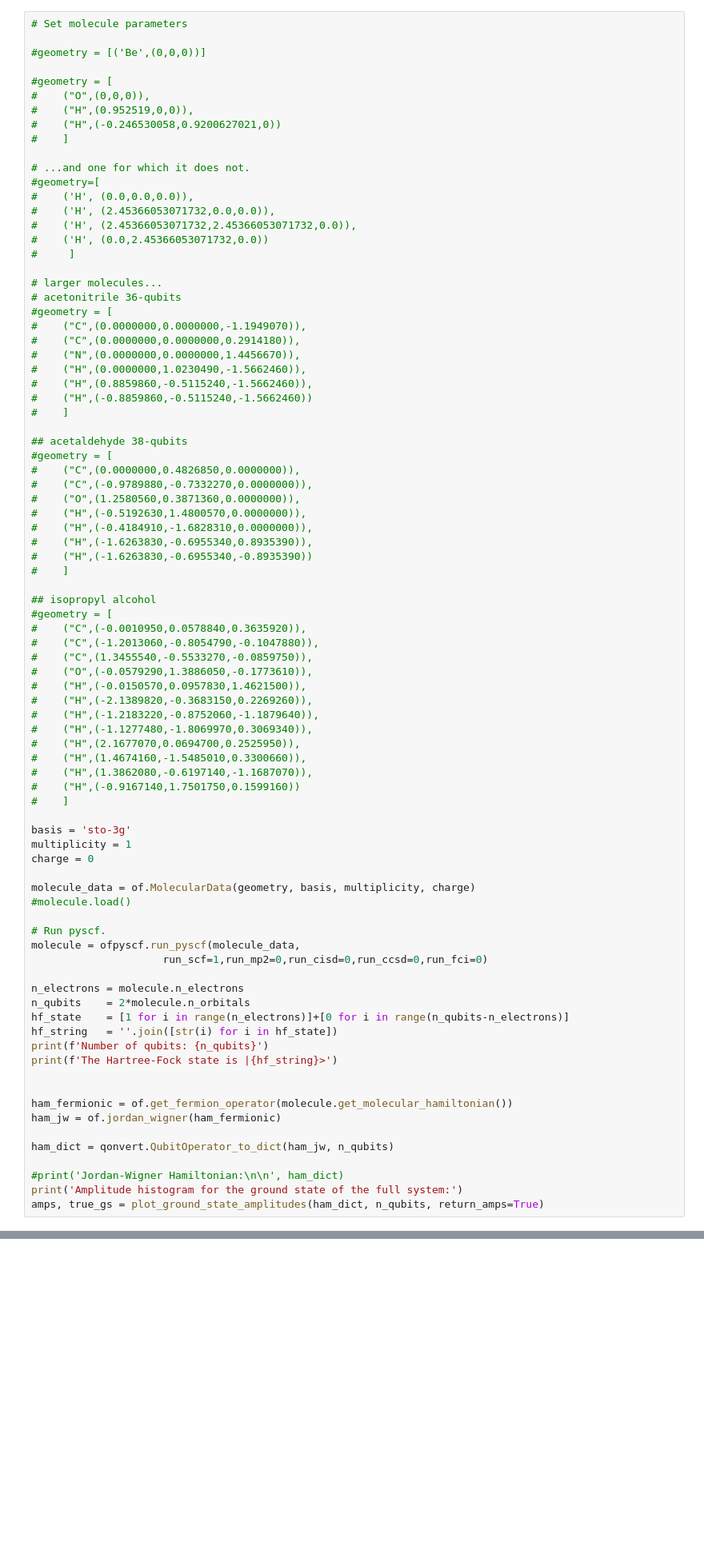
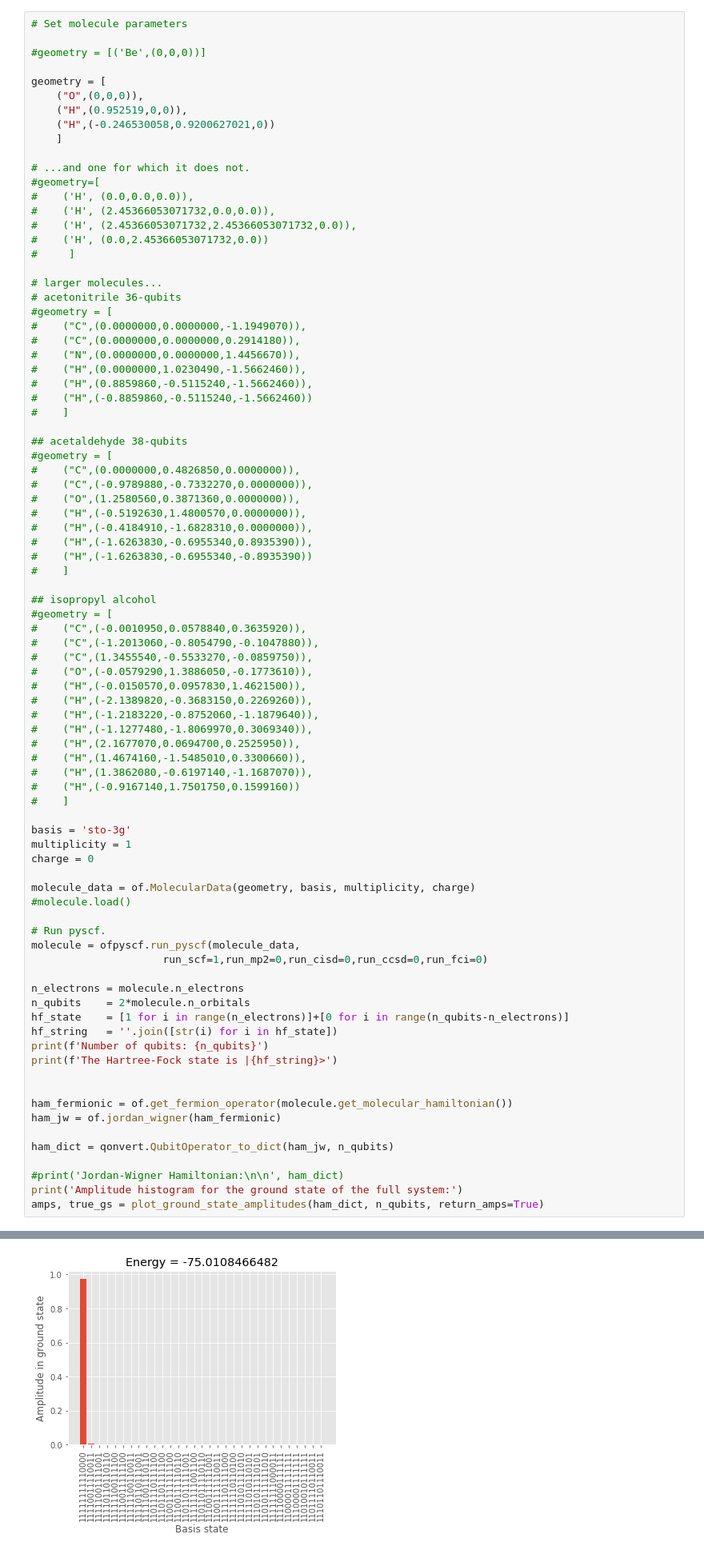
Before and after one commit to TimWeaving/QReduce, a Jupyter notebook: S3_projection_usage.ipynb, the cells around one changed output, grey strips where cells are left out. Shown at 80% size. Cells and saved outputs as stored; diff of their text form; blank space fills up the shorter version.

```diff
--- a/S3_projection_usage.ipynb
+++ b/S3_projection_usage.ipynb
@@ -23,11 +23,11 @@ First of all, we construct our molecular Hamiltonian:
 
 #geometry = [('Be',(0,0,0))]
 
-#geometry = [
-#    ("O",(0,0,0)),
-#    ("H",(0.952519,0,0)),
-#    ("H",(-0.246530058,0.9200627021,0))
-#    ]
+geometry = [
+    ("O",(0,0,0)),
+    ("H",(0.952519,0,0)),
+    ("H",(-0.246530058,0.9200627021,0))
+    ]
 
 # ...and one for which it does not.
 #geometry=[
@@ -116,3 +109,4 @@ Amplitude histogram for the ground state of the full system:
+[figure, added]
 # %% [markdown]
 Perform qubit tapering to reduce the number of necessary qubits:
 # %%
```
Also changed, not shown: parts of 11 cells of this notebook, 2 other files.
